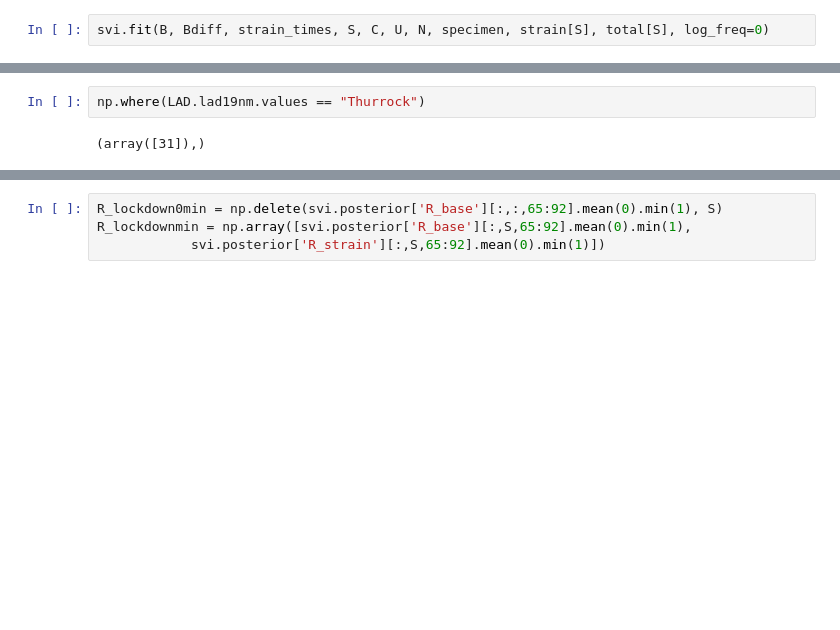
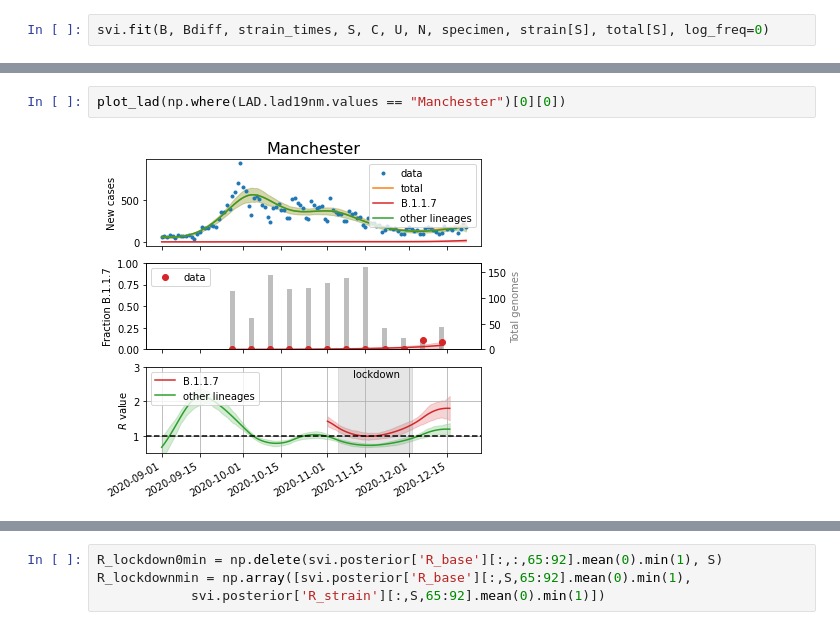
Before and after one commit to gerstung-lab/sarscov2-b117, a Jupyter notebook: sarscov2-b117.ipynb, the cells around one changed output, grey strips where cells are left out. Cells and saved outputs as stored; diff of their text form; blank space fills up the shorter version.

```diff
--- a/sarscov2-b117.ipynb
+++ b/sarscov2-b117.ipynb
@@ -189,4 +131,4 @@ WARNING:matplotlib.legend:No handles with labels found to put in legend.
 # %%
-np.where(LAD.lad19nm.values == "Thurrock")
+plot_lad(np.where(LAD.lad19nm.values == "Manchester")[0][0])
 # %% [output]
-(array([31]),)
+[figure, added]
```
Also changed, not shown: parts of 18 cells of this notebook, 8 other files.
